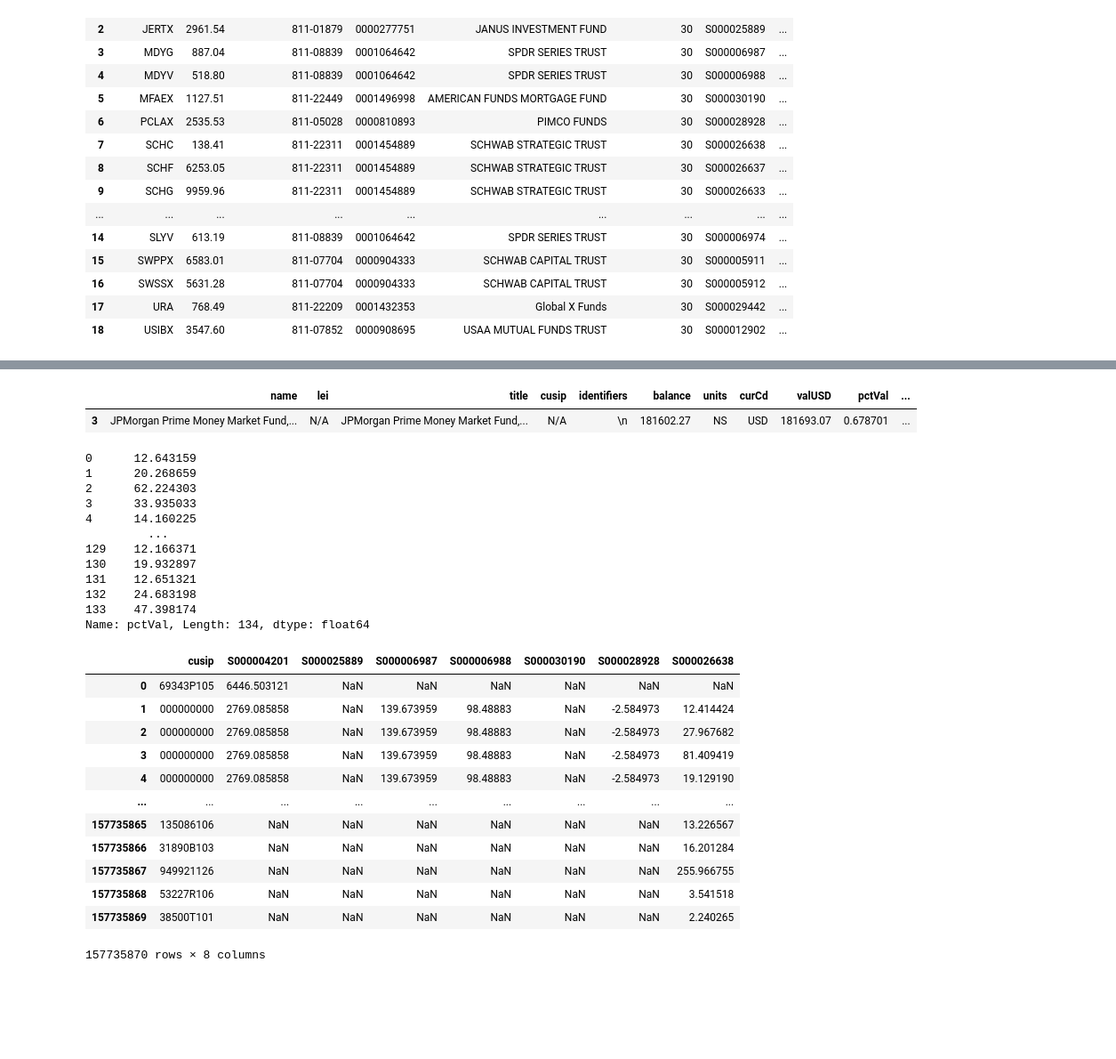
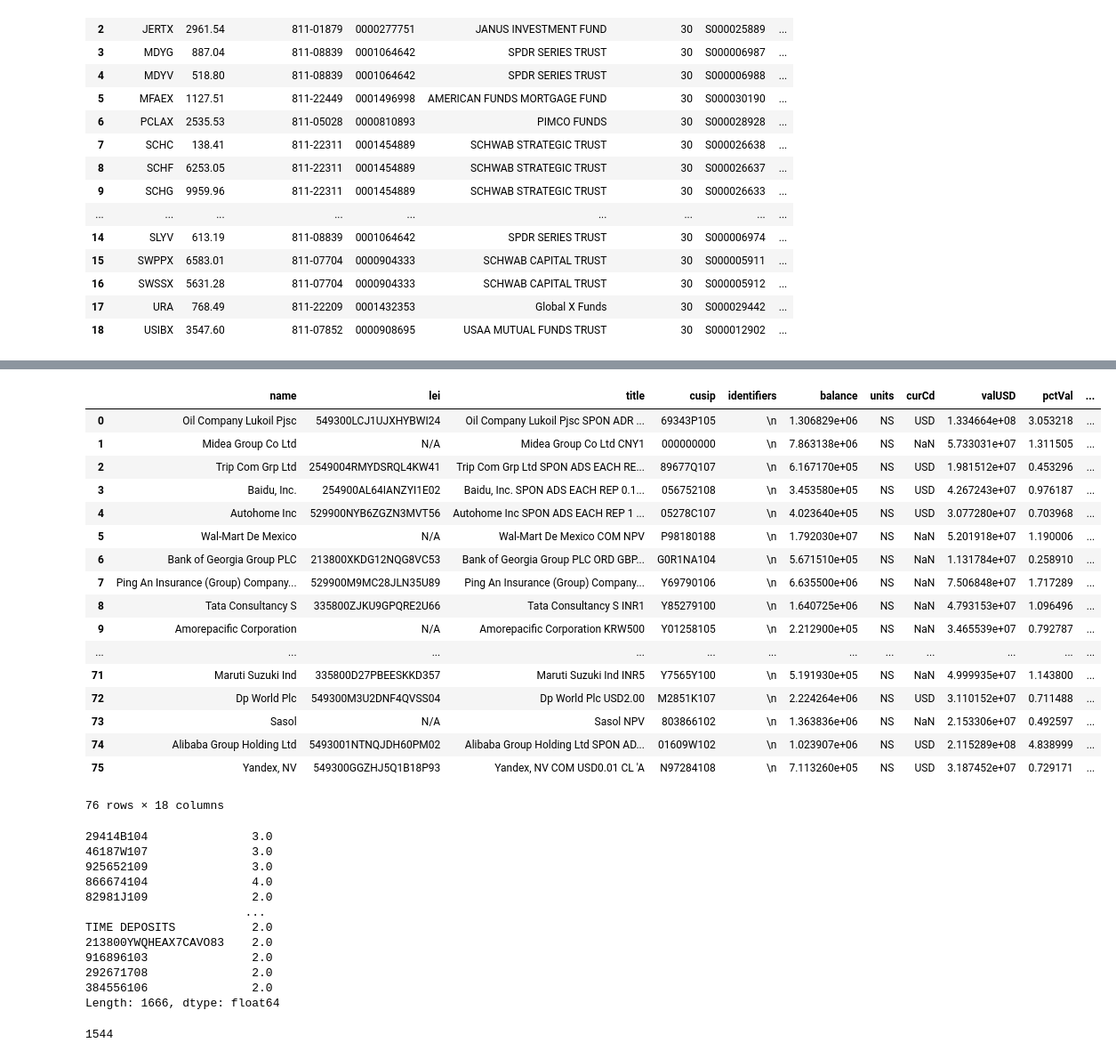
Before and after one commit to Polkaguy/SEC-NPORT-scrape, a Jupyter notebook: 05-Compare Holdings.ipynb, the cells around one changed output, grey strips where cells are left out. Shown at 89% size. Drawn from its saved outputs; the diff is of its cells as text; code cells hidden in the pictures; blank space fills up the shorter version.

Commit message:
Finished initial import and aggregatation for compare holdings

```diff
--- a/05-Compare Holdings.ipynb
+++ b/05-Compare Holdings.ipynb
@@ -243,8 +274,22 @@ Unable to read S000012902
 # %%
-foo = get_most_recent('S000049990')
-foo = foo.parseSecurities()
+foo = get_most_recent('S000004201').parseSecurities()
+foo
+# %% [output]
+|  | name | lei | title | cusip | identifiers | balance | units | curCd | valUSD | pctVal | ... |
+| 0 | Oil Company Lukoil Pjsc | 549300LCJ1UJXHYBWI24 | Oil Company Lukoil Pjsc SPON ADR ... | 69343P105 | \n | 1.306829e+06 | NS | USD | 1.334664e+08 | 3.053218 | ... |
+| 1 | Midea Group Co Ltd | N/A | Midea Group Co Ltd CNY1 | 000000000 | \n | 7.863138e+06 | NS | NaN | 5.733031e+07 | 1.311505 | ... |
+| 2 | Trip Com Grp Ltd | 2549004RMYDSRQL4KW41 | Trip Com Grp Ltd SPON ADS EACH RE... | 89677Q107 | \n | 6.167170e+05 | NS | USD | 1.981512e+07 | 0.453296 | ... |
+| 3 | Baidu, Inc. | 254900AL64IANZYI1E02 | Baidu, Inc. SPON ADS EACH REP 0.1... | 056752108 | \n | 3.453580e+05 | NS | USD | 4.267243e+07 | 0.976187 | ... |
+| 4 | Autohome Inc | 529900NYB6ZGZN3MVT56 | Autohome Inc SPON ADS EACH REP 1 ... | 05278C107 | \n | 4.023640e+05 | NS | USD | 3.077280e+07 | 0.703968 | ... |
+| 5 | Wal-Mart De Mexico | N/A | Wal-Mart De Mexico COM NPV | P98180188 | \n | 1.792030e+07 | NS | NaN | 5.201918e+07 | 1.190006 | ... |
+| 6 | Bank of Georgia Group PLC | 213800XKDG12NQG8VC53 | Bank of Georgia Group PLC ORD GBP... | G0R1NA104 | \n | 5.671510e+05 | NS | NaN | 1.131784e+07 | 0.258910 | ... |
+| 7 | Ping An Insurance (Group) Company... | 529900M9MC28JLN35U89 | Ping An Insurance (Group) Company... | Y69790106 | \n | 6.635500e+06 | NS | NaN | 7.506848e+07 | 1.717289 | ... |
+| 8 | Tata Consultancy S | 335800ZJKU9GPQRE2U66 | Tata Consultancy S INR1 | Y85279100 | \n | 1.640725e+06 | NS | NaN | 4.793153e+07 | 1.096496 | ... |
+| 9 | Amorepacific Corporation | N/A | Amorepacific Corporation KRW500 | Y01258105 | \n | 2.212900e+05 | NS | NaN | 3.465539e+07 | 0.792787 | ... |
+| ... | ... | ... | ... | ... | ... | ... | ... | ... | ... | ... | ... |
+| 71 | Maruti Suzuki Ind | 335800D27PBEESKKD357 | Maruti Suzuki Ind INR5 | Y7565Y100 | \n | 5.191930e+05 | NS | NaN | 4.999935e+07 | 1.143800 | ... |
+| 72 | Dp World Plc | 549300M3U2DNF4QVSS04 | Dp World Plc USD2.00 | M2851K107 | \n | 2.224264e+06 | NS | USD | 3.110152e+07 | 0.711488 | ... |
+| 73 | Sasol | N/A | Sasol NPV | 803866102 | \n | 1.363836e+06 | NS | NaN | 2.153306e+07 | 0.492597 | ... |
+| 74 | Alibaba Group Holding Ltd | 5493001NTNQJDH60PM02 | Alibaba Group Holding Ltd SPON AD... | 01609W102 | \n | 1.023907e+06 | NS | USD | 2.115289e+08 | 4.838999 | ... |
+| 75 | Yandex, NV | 549300GGZHJ5Q1B18P93 | Yandex, NV COM USD0.01 CL 'A | N97284108 | \n | 7.113260e+05 | NS | USD | 3.187452e+07 | 0.729171 | ... |
+76 rows × 18 columns
-# %%
-foo[foo['cusip']=='N/A']
-# %% [output]
-|  | name | lei | title | cusip | identifiers | balance | units | curCd | valUSD | pctVal | ... |
-| 3 | JPMorgan Prime Money Market Fund,... | N/A | JPMorgan Prime Money Market Fund,... | N/A | \n | 181602.27 | NS | USD | 181693.07 | 0.678701 | ... |
@@ -253,31 +296,20 @@ foo['pctVal'] = foo['pctVal']*50
-# %%
-foo['pctVal']
-# %% [output]
-0      12.643159
-1      20.268659
-2      62.224303
-3      33.935033
-4      14.160225
-         ...
-129    12.166371
-130    19.932897
-131    12.651321
-132    24.683198
-133    47.398174
-Name: pctVal, Length: 134, dtype: float64
-# %%
-df
-# %% [output]
-|  | cusip | S000004201 | S000025889 | S000006987 | S000006988 | S000030190 | S000028928 | S000026638 |
-| 0 | 69343P105 | 6446.503121 | NaN | NaN | NaN | NaN | NaN | NaN |
-| 1 | 000000000 | 2769.085858 | NaN | 139.673959 | 98.48883 | NaN | -2.584973 | 12.414424 |
-| 2 | 000000000 | 2769.085858 | NaN | 139.673959 | 98.48883 | NaN | -2.584973 | 27.967682 |
-| 3 | 000000000 | 2769.085858 | NaN | 139.673959 | 98.48883 | NaN | -2.584973 | 81.409419 |
-| 4 | 000000000 | 2769.085858 | NaN | 139.673959 | 98.48883 | NaN | -2.584973 | 19.129190 |
-| ... | ... | ... | ... | ... | ... | ... | ... | ... |
-| 157735865 | 135086106 | NaN | NaN | NaN | NaN | NaN | NaN | 13.226567 |
-| 157735866 | 31890B103 | NaN | NaN | NaN | NaN | NaN | NaN | 16.201284 |
-| 157735867 | 949921126 | NaN | NaN | NaN | NaN | NaN | NaN | 255.966755 |
-| 157735868 | 53227R106 | NaN | NaN | NaN | NaN | NaN | NaN | 3.541518 |
-| 157735869 | 38500T101 | NaN | NaN | NaN | NaN | NaN | NaN | 2.240265 |
-157735870 rows × 8 columns
+# %%
+abs_count = pd.DataFrame(df).sum(axis=0)
+abs_count[abs_count>1]
+# %% [output]
+29414B104               3.0
+46187W107               3.0
+925652109               3.0
+866674104               4.0
+82981J109               2.0
+                       ...
+TIME DEPOSITS           2.0
+213800YWQHEAX7CAVO83    2.0
+916896103               2.0
+292671708               2.0
+384556106               2.0
+Length: 1666, dtype: float64
+# %%
+(abs_count>1).sum()
+# %% [output]
+1544
```
Also changed, not shown: parts of 7 cells of this notebook.
